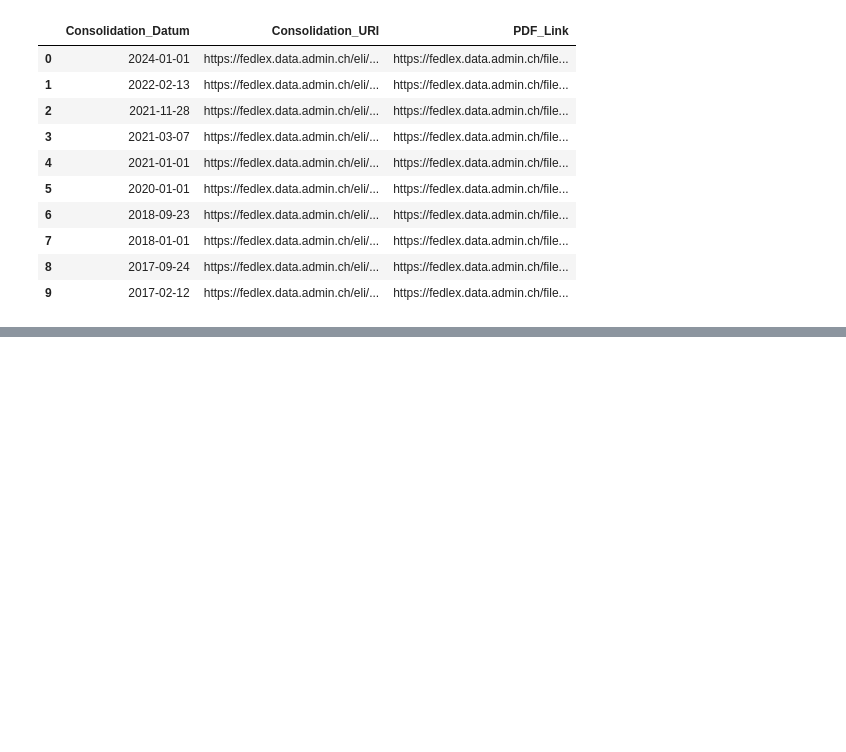
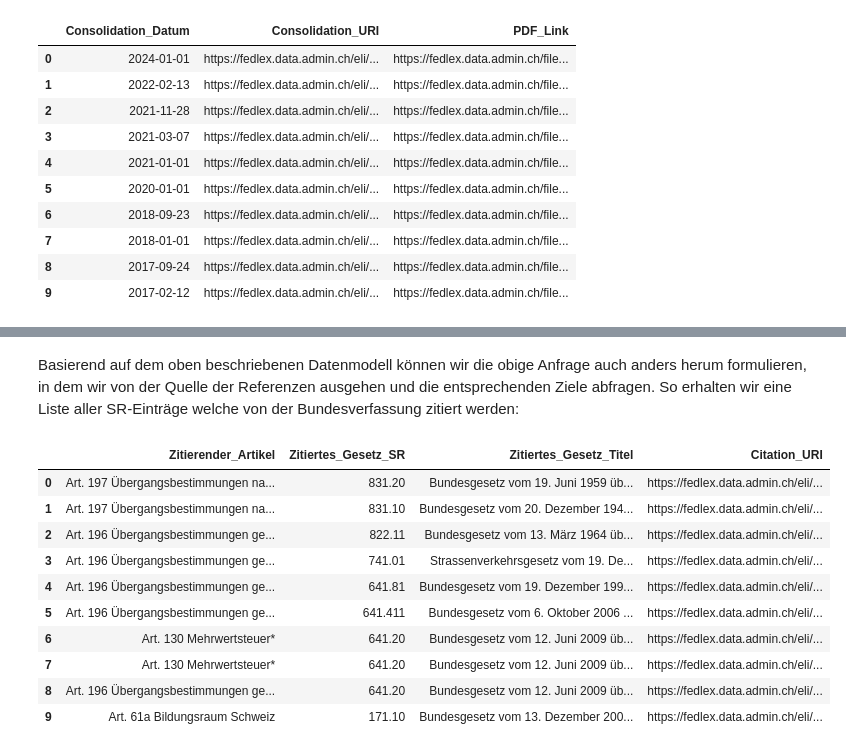
Before and after one commit to bequrios/fedlex, a Jupyter notebook: content/Tutorial.ipynb, the cells around one changed output, grey strips where cells are left out. Saved outputs shown, nothing was run; the diff lists cells and outputs as text; code cells hidden in the pictures; blank space fills up the shorter version.

```diff
--- a/content/Tutorial.ipynb
+++ b/content/Tutorial.ipynb
@@ -464,0 +536,65 @@ display_result(df)
+# %% [markdown]
+Basierend auf dem oben beschriebenen Datenmodell können wir die obige Anfrage auch anders herum formulieren, in dem wir von der Quelle der Referenzen ausgehen und die entsprechenden Ziele abfragen. So erhalten wir eine Liste aller SR-Einträge welche von der Bundesverfassung zitiert werden:
+# %%
+df = await query("""
+
+PREFIX jolux: <http://data.legilux.public.lu/resource/ontology/jolux#>
+PREFIX skos: <http://www.w3.org/2004/02/skos/core#>
+# Führe die Abkürzung "rdf" ein
+PREFIX rdf: <http://www.w3.org/1999/02/22-rdf-syntax-ns#>
+
+SELECT DISTINCT ?Zitierender_Artikel ?Zitiertes_Gesetz_SR ?Zitiertes_Gesetz_Titel ?Citation_URI WHERE {
+
+    # Wähle alle Consolidations (Versionen) der Bundesverfassung aus
+    ?Consolidation jolux:isMemberOf <https://fedlex.data.admin.ch/eli/cc/1999/404> .
+    # Wähle alle Subdivisions der Versionen aus
+    ?Subdivision jolux:legalResourceSubdivisionIsPartOf ?Consolidation .
+
+    # Wähle alle Citations die als Quelle eine der Subdivisions angeben
+    ?Citation_URI jolux:citationFromLegalResource ?Subdivision .
+    # Reduziere die Auswahl auf Zitate im deutschen Text
+    ?Citation_URI jolux:language <http://publications.europa.eu/resource/authority/language/DEU> .
+
+    # Nun brauchen wir noch die Daten der zitierten Texte
+    # Benutze dazu die von der Citation als Ziel angegeben Subdivisions um die dazugehörigen ConsolidationAbstracts auszuwählen
+    ?Citation_URI jolux:citationToLegalResource/jolux:legalResourceSubdivisionIsPartOf ?Zitiertes_Gesetz .
+    # Stelle sicher, dass die entsprechenden Einträge SR-Einträge sind.
+    ?Zitiertes_Gesetz rdf:type jolux:ConsolidationAbstract .
+
+    # Wähle wie in Abschnitt 2.3.4 den Titel und die SR Nummer der zitierenden Texte über die Sprachversionen (Expressions) aus
+    ?Zitiertes_Gesetz jolux:isRealizedBy ?Expression . # Wähle alle Expressions (Sprachausgaben)
+    ?Expression jolux:language <http://publications.europa.eu/resource/authority/language/DEU> .
+    ?Expression jolux:title ?Zitiertes_Gesetz_Titel ;
+                jolux:historicalLegalId ?Zitiertes_Gesetz_SR .
+
+    # Der genaue Artikel in dem Zitiert wird ist in der Citation selbst beschrieben
+    # Allerdings ist diese Information nicht immer verfügar weshalb wir OPTIONAL benutzen
+    OPTIONAL { ?Citation_URI jolux:descriptionTo ?Zitierender_Artikel . }
+
+
+    ### Zeige nur Einträge des geltended Rechts (analog zu Abschnitt 2.3.7)
+    ?Zitiertes_Gesetz jolux:dateEntryInForce ?datumInKraft .
+    FILTER( ( xsd:date(?datumInKraft) <= xsd:date(now()) ) )
+    OPTIONAL { ?Zitiertes_Gesetz jolux:dateNoLongerInForce ?datumAufhebung . }
+    FILTER( !bound(?datumAufhebung) || xsd:date(?datumAufhebung) >= xsd:date(now()) )
+}
+
+ORDER BY desc(?Zitiertes_Gesetz_SR)
+
+LIMIT 10
+
+""", "F")
+
+display_result(df)
+# %% [output]
+|  | Zitierender_Artikel | Zitiertes_Gesetz_SR | Zitiertes_Gesetz_Titel | Citation_URI |
+| 0 | Art. 197 Übergangsbestimmungen na... | 831.20 | Bundesgesetz vom 19. Juni 1959 üb... | https://fedlex.data.admin.ch/eli/... |
+| 1 | Art. 197 Übergangsbestimmungen na... | 831.10 | Bundesgesetz vom 20. Dezember 194... | https://fedlex.data.admin.ch/eli/... |
+| 2 | Art. 196 Übergangsbestimmungen ge... | 822.11 | Bundesgesetz vom 13. März 1964 üb... | https://fedlex.data.admin.ch/eli/... |
+| 3 | Art. 196 Übergangsbestimmungen ge... | 741.01 | Strassenverkehrsgesetz vom 19. De... | https://fedlex.data.admin.ch/eli/... |
+| 4 | Art. 196 Übergangsbestimmungen ge... | 641.81 | Bundesgesetz vom 19. Dezember 199... | https://fedlex.data.admin.ch/eli/... |
+| 5 | Art. 196 Übergangsbestimmungen ge... | 641.411 | Bundesgesetz vom 6. Oktober 2006 ... | https://fedlex.data.admin.ch/eli/... |
+| 6 | Art. 130 Mehrwertsteuer* | 641.20 | Bundesgesetz vom 12. Juni 2009 üb... | https://fedlex.data.admin.ch/eli/... |
+| 7 | Art. 130 Mehrwertsteuer* | 641.20 | Bundesgesetz vom 12. Juni 2009 üb... | https://fedlex.data.admin.ch/eli/... |
+| 8 | Art. 196 Übergangsbestimmungen ge... | 641.20 | Bundesgesetz vom 12. Juni 2009 üb... | https://fedlex.data.admin.ch/eli/... |
+| 9 | Art. 61a Bildungsraum Schweiz | 171.10 | Bundesgesetz vom 13. Dezember 200... | https://fedlex.data.admin.ch/eli/... |
```
Also changed, not shown: parts of 7 cells of this notebook, 3 other files.
